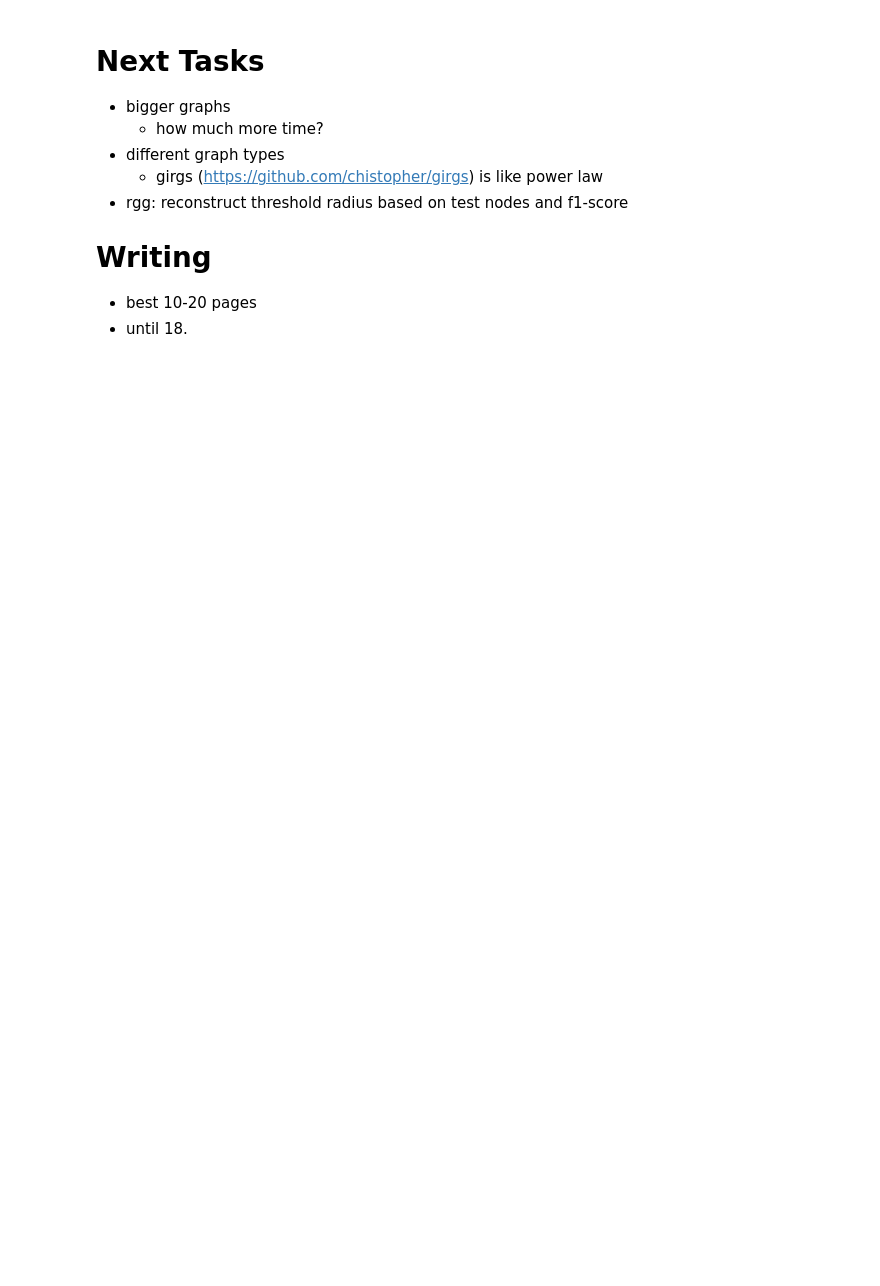
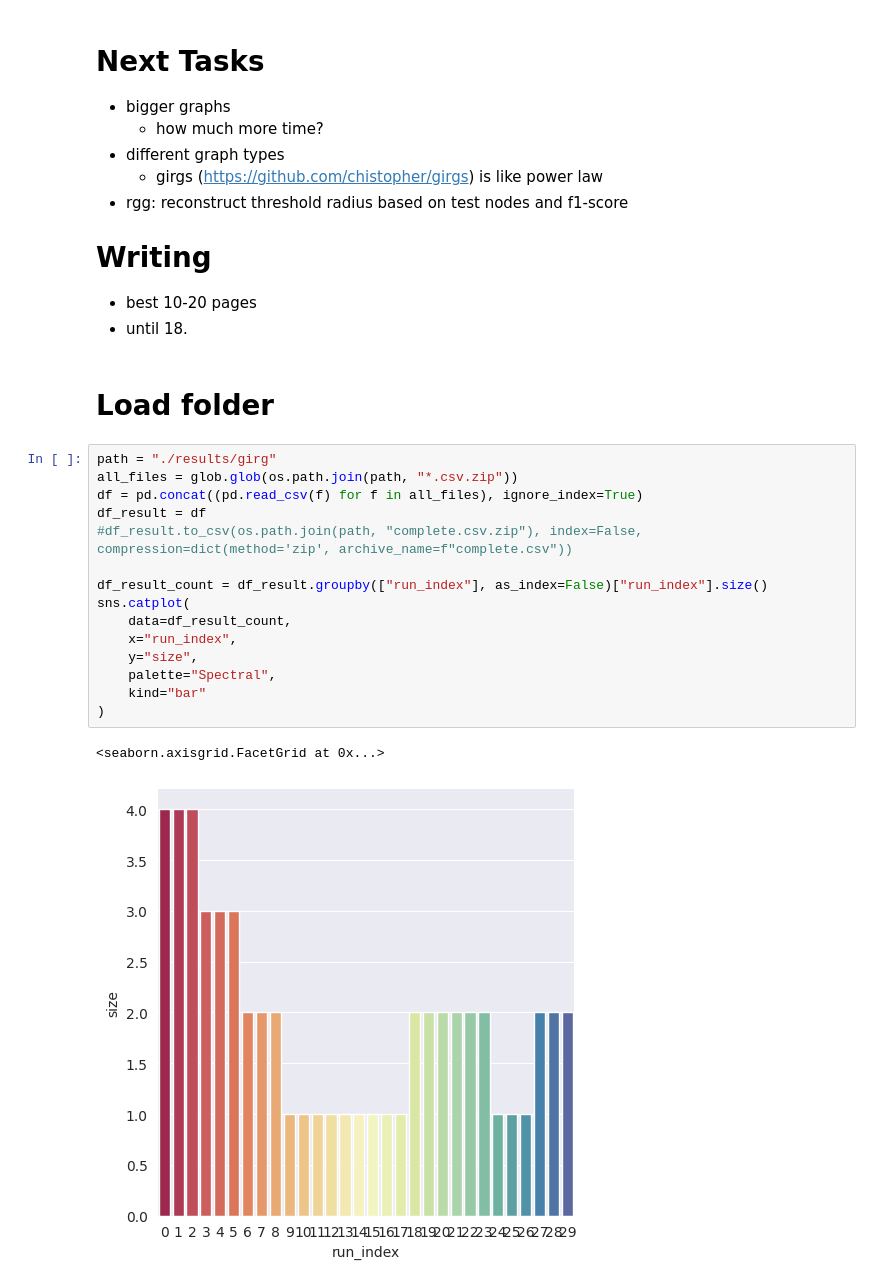
Before and after one commit to HydrofinLoewenherz/embedding-eval-framework, a Jupyter notebook: notebooks/main.ipynb, the cells around one changed output. Cells and saved outputs as stored; diff of their text form; blank space fills up the shorter version.

```diff
--- a/notebooks/main.ipynb
+++ b/notebooks/main.ipynb
@@ -143,3 +210,23 @@ sns.relplot(
 # Writing
 - best 10-20 pages
 - until 18.
+# %% [markdown]
+# Load folder
+# %%
+path = "./results/girg"
+all_files = glob.glob(os.path.join(path, "*.csv.zip"))
+df = pd.concat((pd.read_csv(f) for f in all_files), ignore_index=True)
+df_result = df
+#df_result.to_csv(os.path.join(path, "complete.csv.zip"), index=False, compression=dict(method='zip', archive_name=f"complete.csv"))
+
+df_result_count = df_result.groupby(["run_index"], as_index=False)["run_index"].size()
+sns.catplot(
+    data=df_result_count,
+    x="run_index",
+    y="size",
+    palette="Spectral",
+    kind="bar"
+)
+# %% [output]
+<seaborn.axisgrid.FacetGrid at 0x...>
+[figure, added]
```
Also changed, not shown: parts of 10 cells of this notebook, 5 other files.
